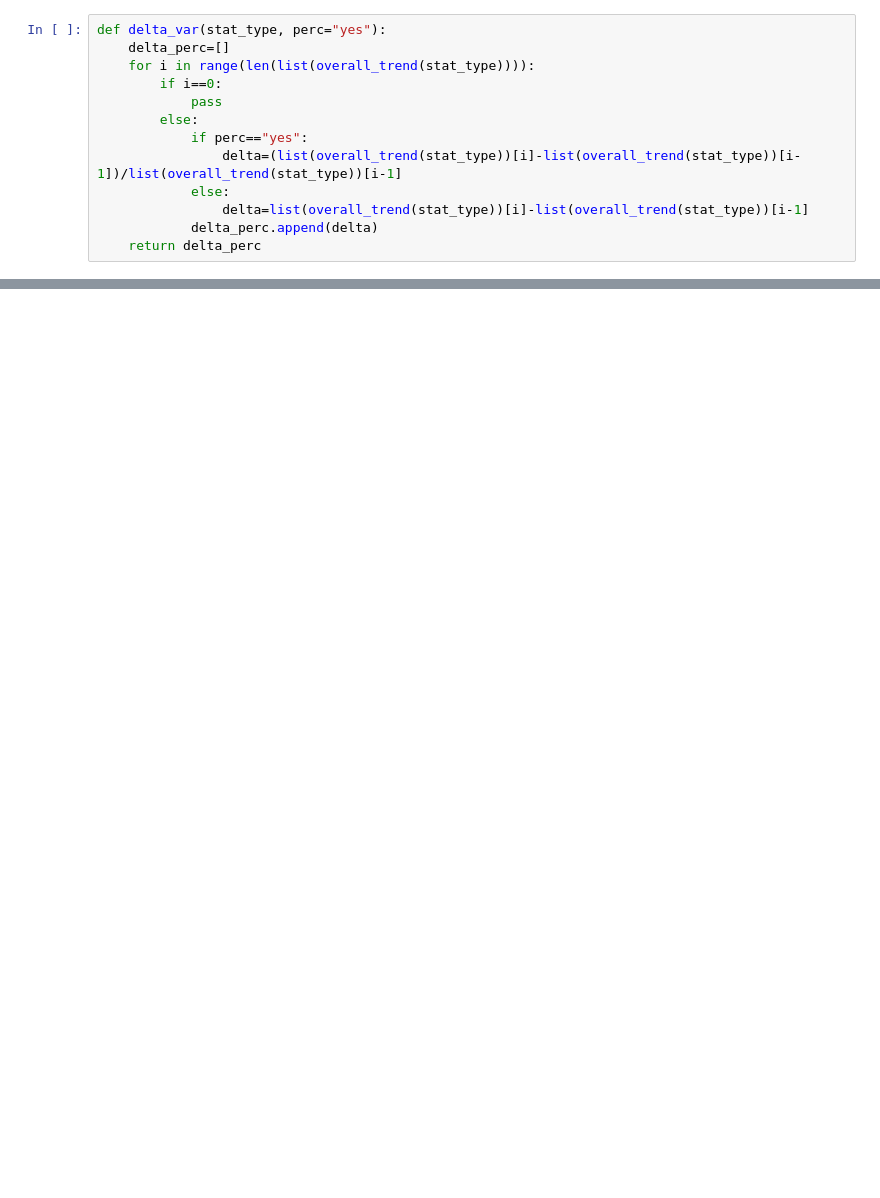
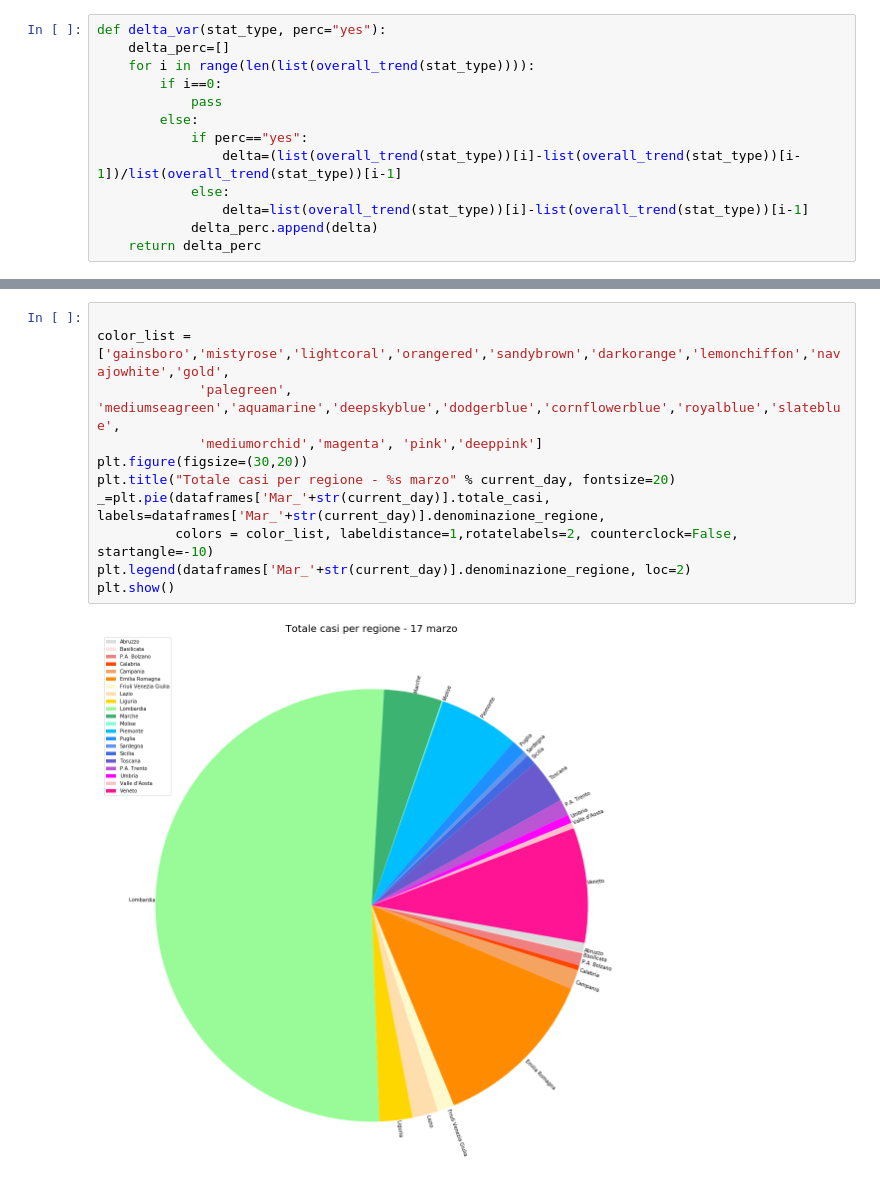
Before and after one commit to martinodn/CoViD-19, a Jupyter notebook: CoViD-19 analysis.ipynb, the cells around one changed output, grey strips where cells are left out. Drawn from its saved outputs; the diff is of its cells as text; blank space fills up the shorter version.

```diff
--- a/CoViD-19 analysis.ipynb
+++ b/CoViD-19 analysis.ipynb
@@ -154,0 +196,13 @@ _=plt.plot(pd.DataFrame(delta_var('totale_casi',)).rename(index=index_),'go--',
+# %%
+
+color_list = ['gainsboro','mistyrose','lightcoral','orangered','sandybrown','darkorange','lemonchiffon','navajowhite','gold',
+             'palegreen', 'mediumseagreen','aquamarine','deepskyblue','dodgerblue','cornflowerblue','royalblue','slateblue',
+             'mediumorchid','magenta', 'pink','deeppink']
+plt.figure(figsize=(30,20))
+plt.title("Totale casi per regione - %s marzo" % current_day, fontsize=20)
+_=plt.pie(dataframes['Mar_'+str(current_day)].totale_casi, labels=dataframes['Mar_'+str(current_day)].denominazione_regione,
+          colors = color_list, labeldistance=1,rotatelabels=2, counterclock=False, startangle=-10)
+plt.legend(dataframes['Mar_'+str(current_day)].denominazione_regione, loc=2)
+plt.show()
+# %% [output]
+[figure, added]
```
Also changed, not shown: parts of 13 cells of this notebook.
